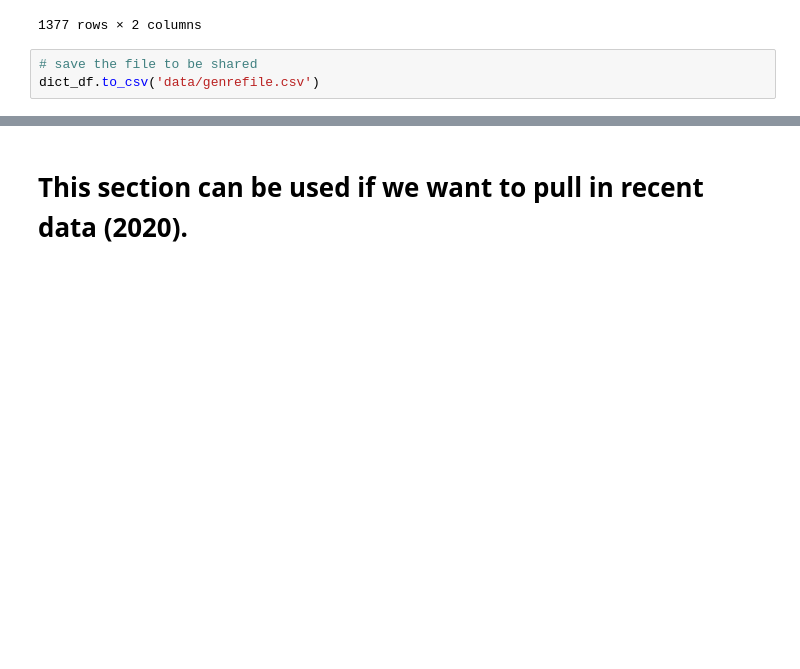
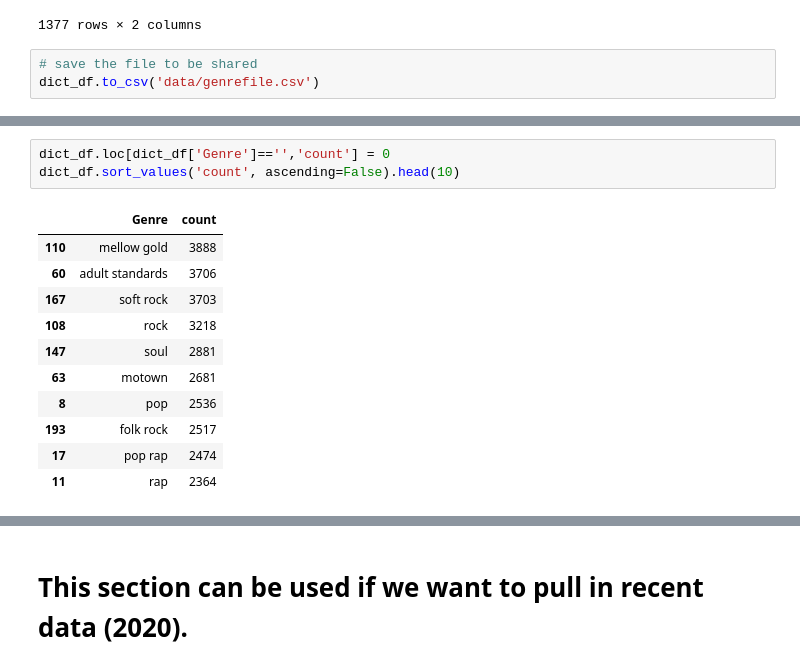
Before and after one commit to rlylecastro/project1, a Jupyter notebook: music.ipynb, the cells around one changed output, grey strips where cells are left out. Drawn from its saved outputs; the diff is of its cells as text; blank space fills up the shorter version.

```diff
--- a/music.ipynb
+++ b/music.ipynb
@@ -532,0 +575,15 @@ dict_df.to_csv('data/genrefile.csv')
+# %%
+dict_df.loc[dict_df['Genre']=='','count'] = 0
+dict_df.sort_values('count', ascending=False).head(10)
+# %% [output]
+|  | Genre | count |
+| 110 | mellow gold | 3888 |
+| 60 | adult standards | 3706 |
+| 167 | soft rock | 3703 |
+| 108 | rock | 3218 |
+| 147 | soul | 2881 |
+| 63 | motown | 2681 |
+| 8 | pop | 2536 |
+| 193 | folk rock | 2517 |
+| 17 | pop rap | 2474 |
+| 11 | rap | 2364 |
```
Also changed, not shown: parts of 5 cells of this notebook, 1 other file.
